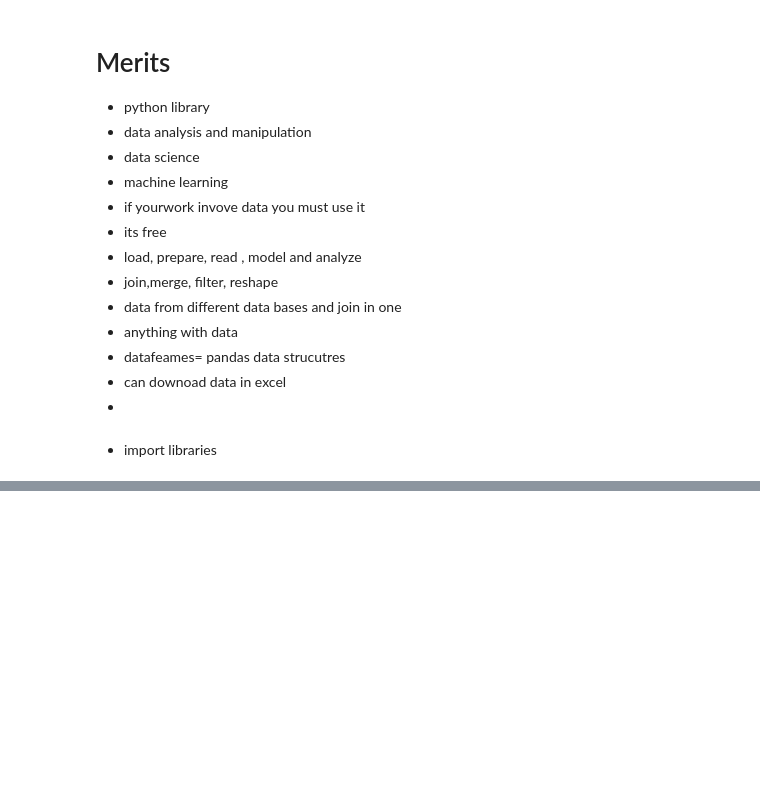
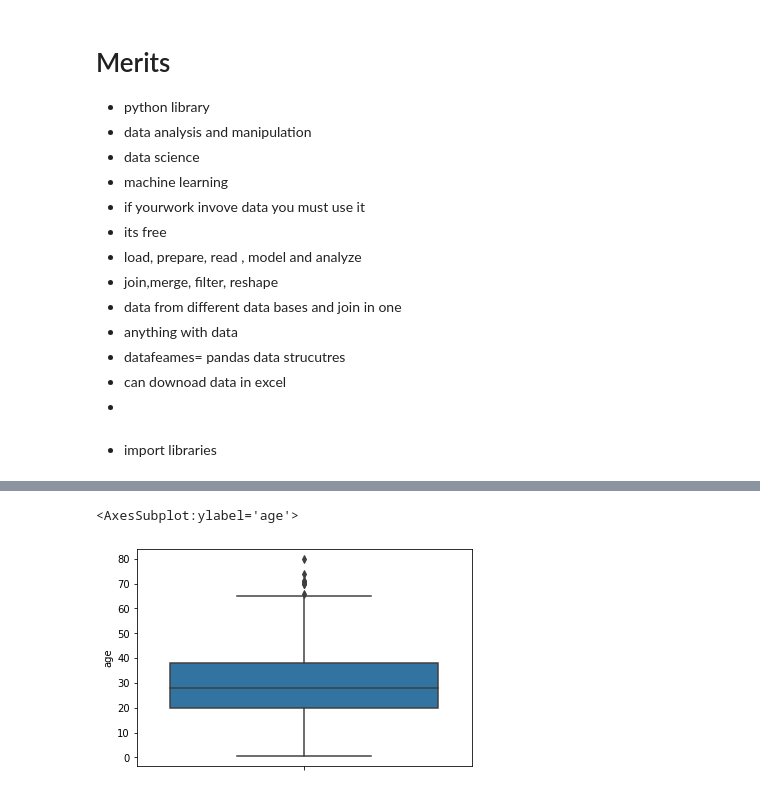
Before and after one commit to Azeem-svg/firstgithub, a Jupyter notebook: Home_work/Final Assignment/Final_Neat_WorkBook.ipynb, the cells around one changed output, grey strips where cells are left out. Drawn from its saved outputs; the diff is of its cells as text; code cells hidden in the pictures; blank space fills up the shorter version.

```diff
--- a/Home_work/Final Assignment/Final_Neat_WorkBook.ipynb
+++ b/Home_work/Final Assignment/Final_Neat_WorkBook.ipynb
@@ -622,0 +934,5 @@ df2
+# %%
+sns.boxplot(y='age', data=ks_clean)
+# %% [output]
+<AxesSubplot:ylabel='age'>
+[figure, added]
```
Also changed, not shown: parts of 67 cells of this notebook, 2 other files.
